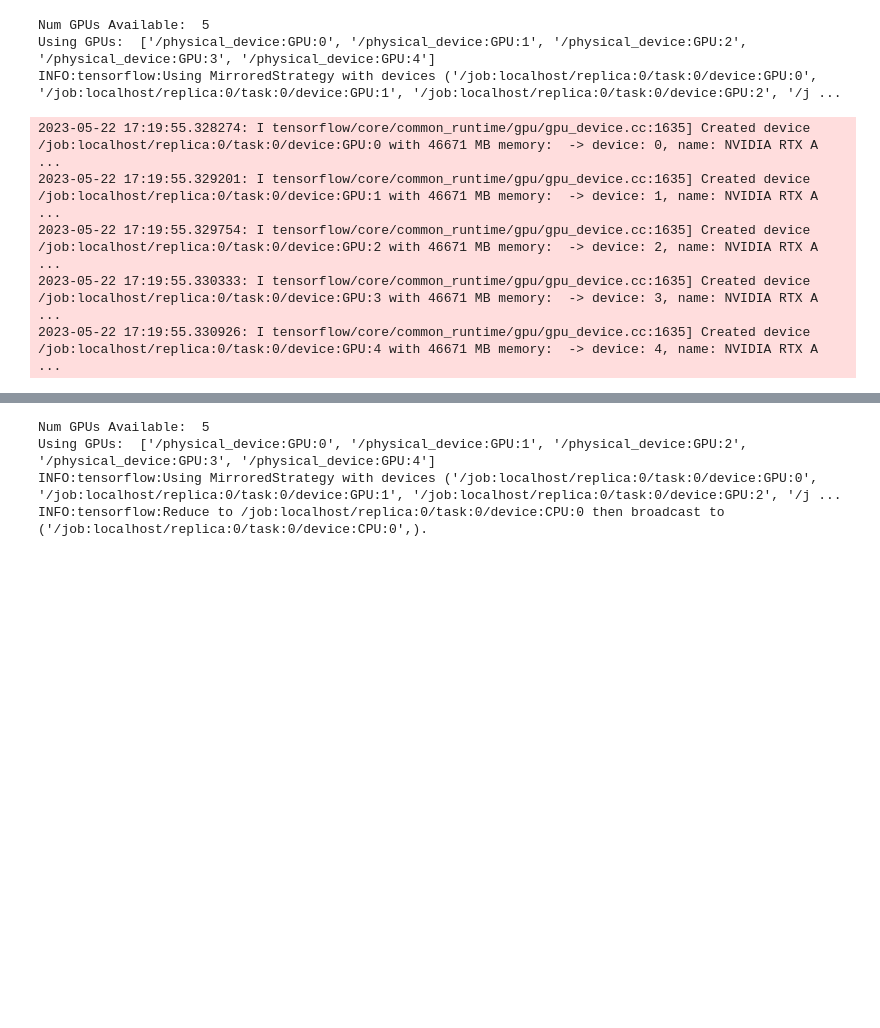
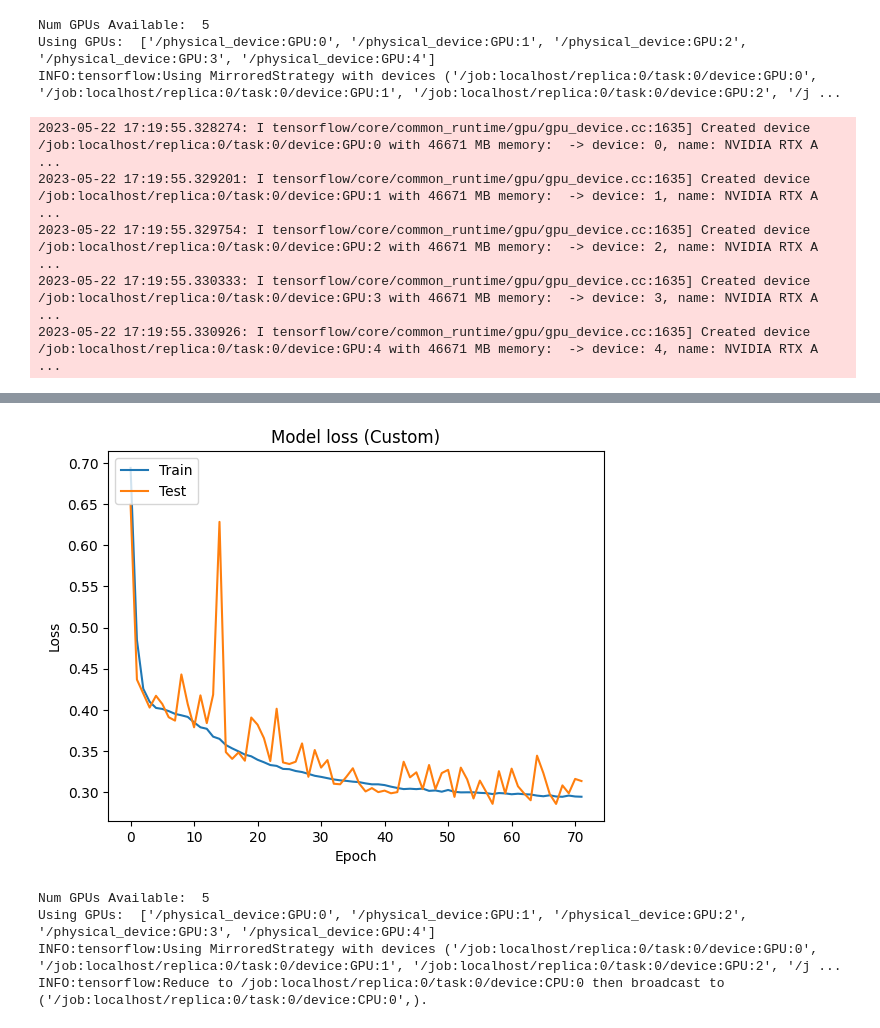
Before and after one commit to sharika95m/MSiA432_gp5_project, a Jupyter notebook: 02. Code/classification_from_scratch.ipynb, the cells around one changed output, grey strips where cells are left out. Drawn from its saved outputs; the diff is of its cells as text; code cells hidden in the pictures; blank space fills up the shorter version.

```diff
--- a/02. Code/classification_from_scratch.ipynb
+++ b/02. Code/classification_from_scratch.ipynb
@@ -24,7 +24,7 @@ import tensorflow as tf
 import pandas as pd
 import numpy as np
 
-attr = pd.read_csv('../list_attr_celeba.csv')
+attr = pd.read_csv('list_attr_celeba.csv')
 features = ['image_id', 'Attractive', 'Bangs', 'Black_Hair', 'Blond_Hair', 'Brown_Hair', 'Gray_Hair', 'Male', 'Oval_Face', 'Receding_Hairline', 'Smiling']
 
 attr_selected = attr.loc[:, features].iloc[:50000,:]
@@ -66,7 +62,7 @@ import os
 import pandas as pd
 from sklearn.model_selection import train_test_split
 
-batch_size = 256
+batch_size = 64
 img_height = 128
 img_width = 128
 
@@ -160,8 +156,18 @@ def _create_model(input_shape):
         BatchNormalization(),
         Dropout(0.25),
 
+        Conv2D(256, (3,3), activation = 'relu', kernel_regularizer = l1_l2(l1=1e-5, l2=1e-4)),
+        MaxPooling2D((2, 2)),
+        BatchNormalization(),
+        Dropout(0.25),
+
+        Conv2D(512, (3,3), activation = 'relu', kernel_regularizer = l1_l2(l1=1e-5, l2=1e-4)),
+        MaxPooling2D((2, 2)),
+        BatchNormalization(),
+        Dropout(0.25),
+
         Flatten(),
-        Dense(1024, activation = 'relu'),
+        Dense(2048, activation = 'relu'),
         BatchNormalization(),
         Dropout(0.25),
 
@@ -171,8 +177,10 @@ def _create_model(input_shape):
 
     return model
 
-with strategy.scope():
-    m1 = _create_model((img_height, img_width))
-    m1.compile(optimizer = 'adam', loss = 'binary_crossentropy', metrics = ['accuracy'])
-    history = m1.fit(train_generator, epochs = 100, validation_data = val_generator)
+callback = tf.keras.callbacks.EarlyStopping(monitor='loss', patience=3)
+
+# with strategy.scope():
+m1 = _create_model((img_height, img_width))
+m1.compile(optimizer = 'adam', loss = 'binary_crossentropy', metrics = ['accuracy'])
+history = m1.fit(train_generator, epochs = 100, validation_data = val_generator, callbacks = [callback])
 # %% [output]
@@ -250 +355,11 @@ Epoch 3/100
+# %%
+plt.plot(history.history['loss'])
+plt.plot(history.history['val_loss'])
+plt.title('Model loss (Custom)')
+plt.ylabel('Loss')
+plt.xlabel('Epoch')
+plt.legend(['Train', 'Test'], loc='upper left')
+plt.show()
+# %% [output]
+[figure, added]
 # %%
```
Also changed, not shown: parts of 9 cells of this notebook.
